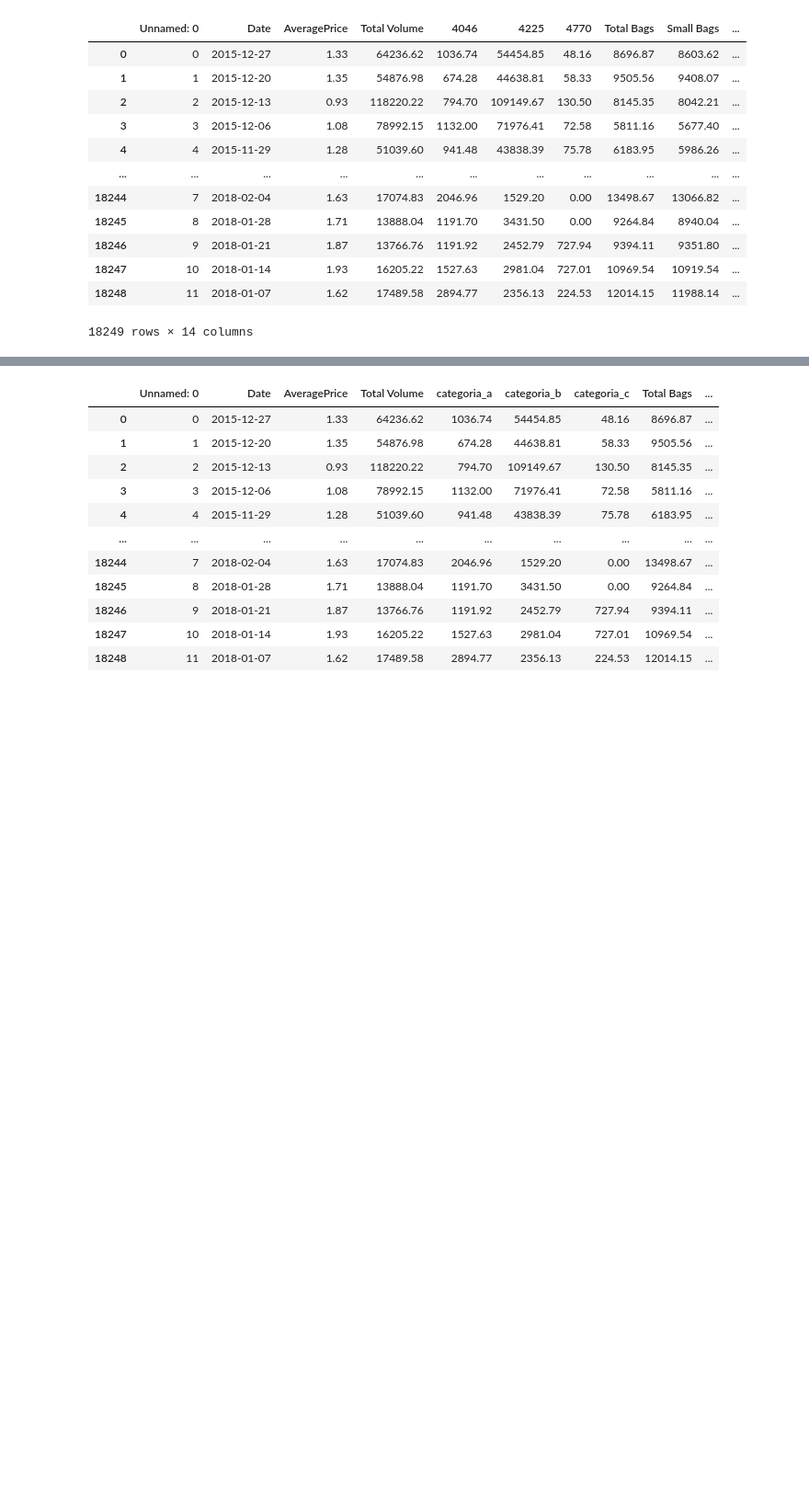
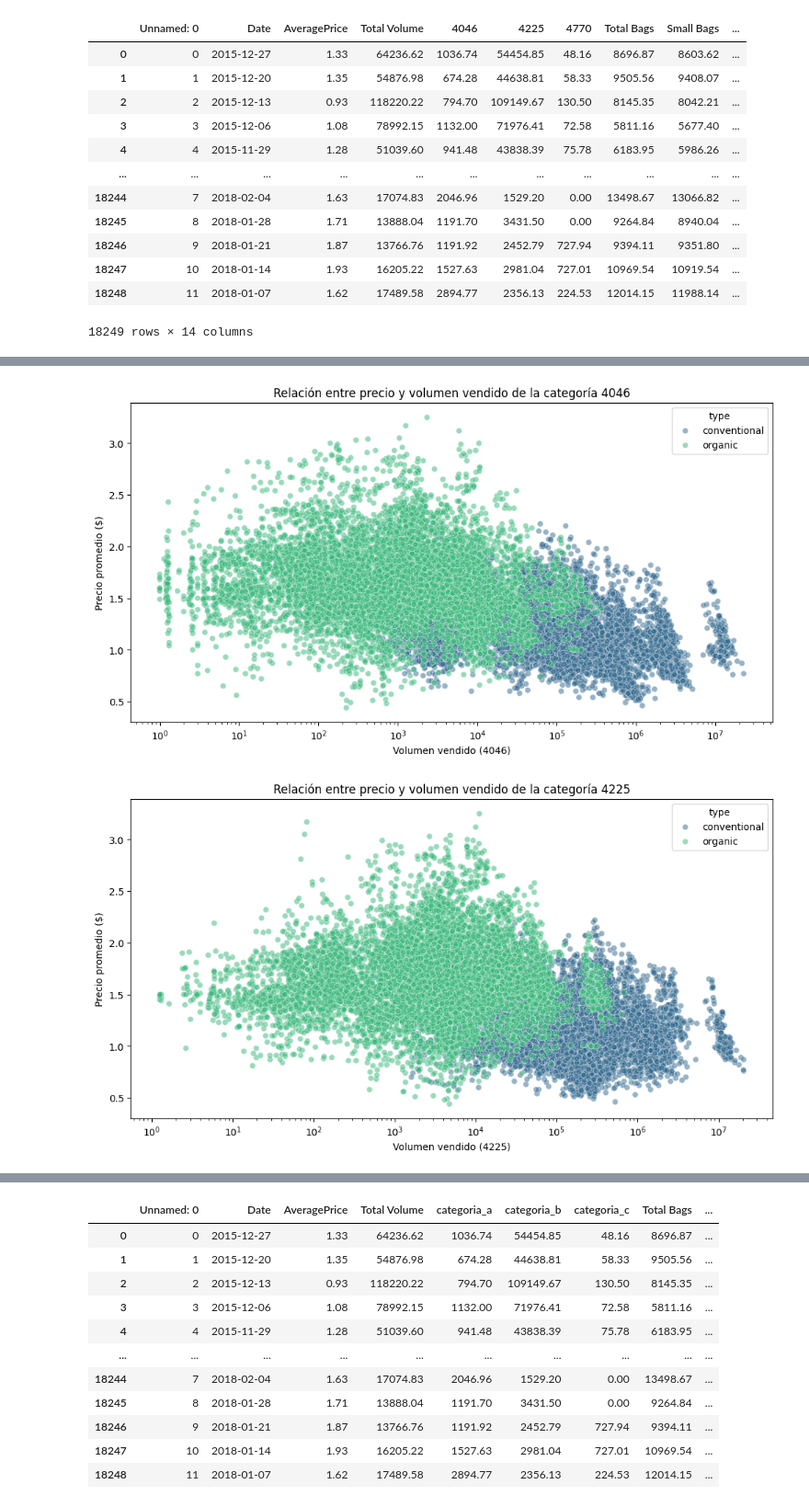
Before and after one commit to lauracoicue/Proyecto2_CDD, a Jupyter notebook: Proc2.ipynb, the cells around one changed output, grey strips where cells are left out. Shown at 92% size. Drawn from its saved outputs; the diff is of its cells as text; code cells hidden in the pictures; blank space fills up the shorter version.

```diff
--- a/Proc2.ipynb
+++ b/Proc2.ipynb
@@ -31,0 +190,27 @@ df
+# %%
+plt.figure(figsize=(12, 6))
+sns.scatterplot(x='4046', y='AveragePrice', hue='type', data=df_grafica, alpha=0.5, palette='viridis')
+plt.title('Relación entre precio y volumen vendido de la categoría 4046')
+plt.xlabel('Volumen vendido (4046)')
+plt.ylabel('Precio promedio ($)')
+plt.xscale('log')
+plt.show()
+
+plt.figure(figsize=(12, 6))
+sns.scatterplot(x='4225', y='AveragePrice', hue='type', data=df_grafica, alpha=0.5, palette='viridis')
+plt.title('Relación entre precio y volumen vendido de la categoría 4225')
+plt.xlabel('Volumen vendido (4225)')
+plt.ylabel('Precio promedio ($)')
+plt.xscale('log')
+plt.show()
+
+plt.figure(figsize=(12, 6))
+sns.scatterplot(x='4770', y='AveragePrice', hue='type', data=df_grafica, alpha=0.5, palette='viridis')
+plt.title('Relación entre precio y volumen vendido de la categoría 4770')
+plt.xlabel('Volumen vendido (4770)')
+plt.ylabel('Precio promedio ($)')
+plt.xscale('log')
+plt.show()
+# %% [output]
+[figure, added]
+[figure, added]
```
Also changed, not shown: parts of 46 cells of this notebook.
